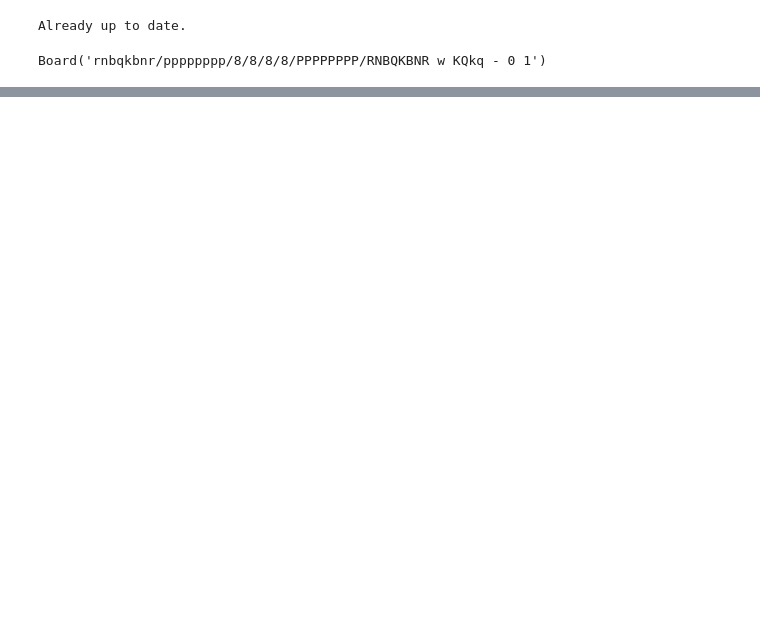
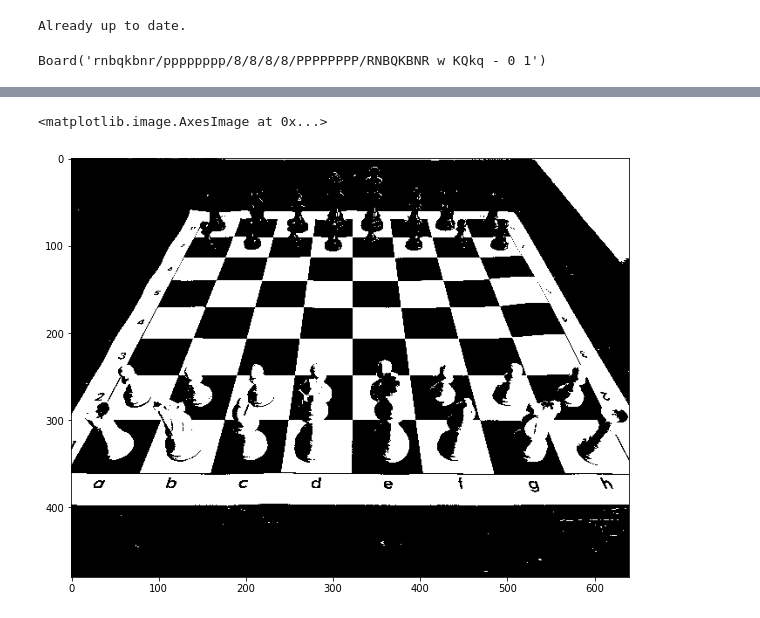
Before and after one commit to tniyer2/chess_image_detection, a Jupyter notebook: chess_detection.ipynb, the cells around one changed output, grey strips where cells are left out. Drawn from its saved outputs; the diff is of its cells as text; code cells hidden in the pictures; blank space fills up the shorter version.

```diff
--- a/chess_detection.ipynb
+++ b/chess_detection.ipynb
@@ -78,0 +80,5 @@ plt.imshow(im)
+# %%
+plt.imshow(gray >= filters.threshold_otsu(gray))
+# %% [output]
+<matplotlib.image.AxesImage at 0x...>
+[figure, added]
```
Also changed, not shown: parts of 7 cells of this notebook.
